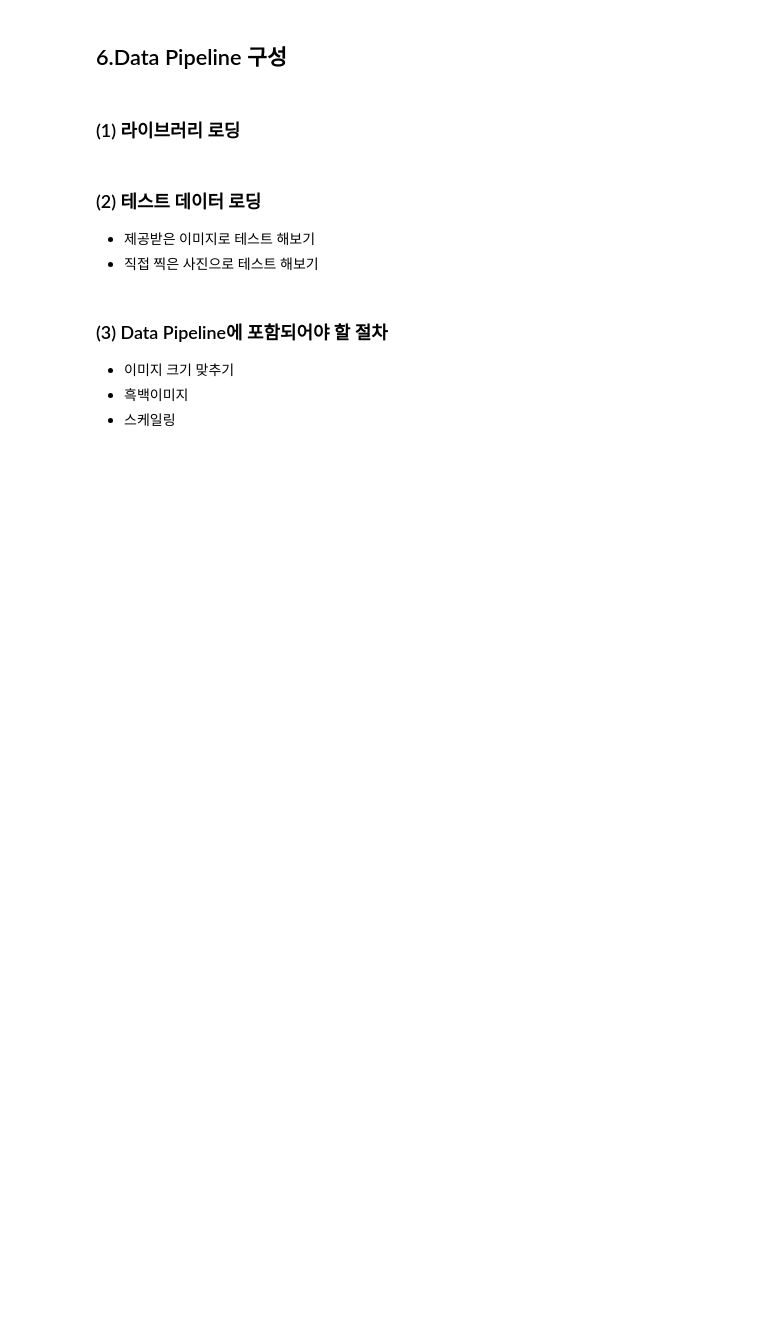
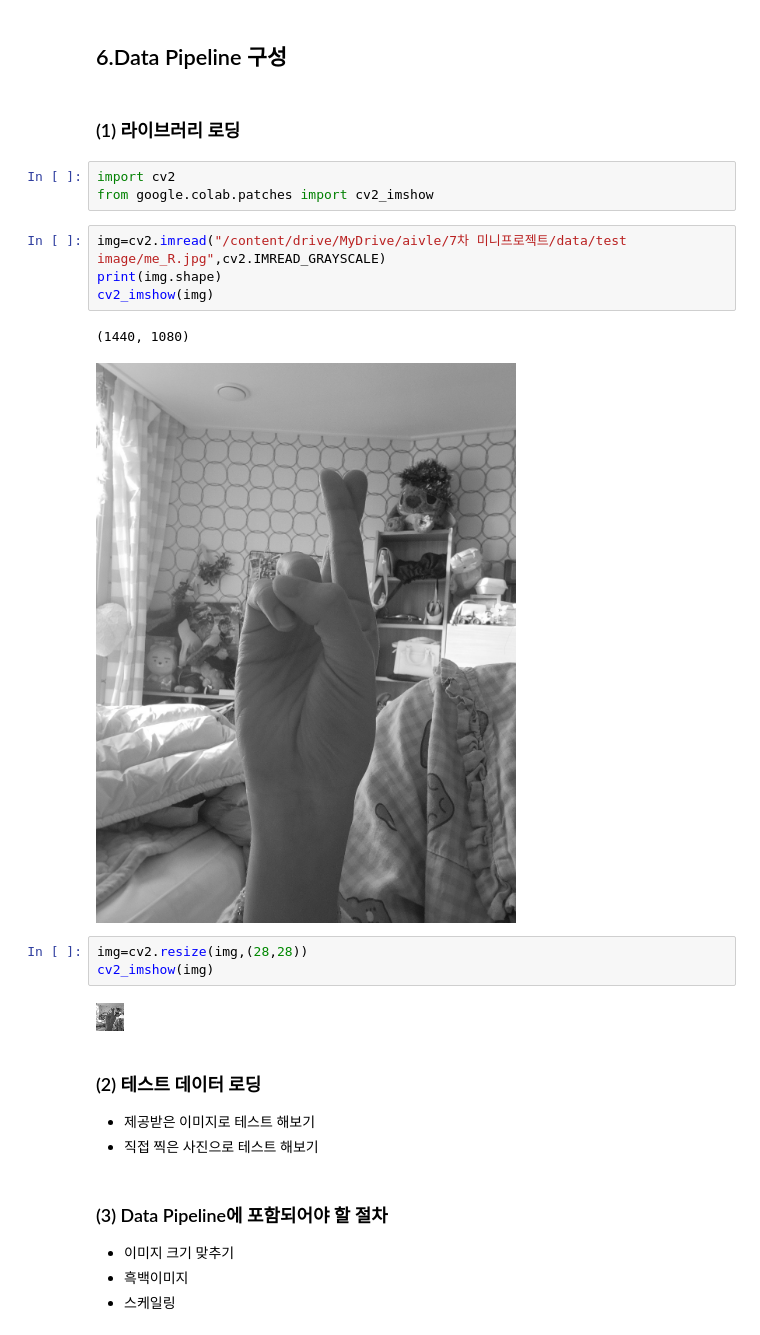
Before and after one commit to pennya6/kt-aivle, a Jupyter notebook: 미니프로젝트7/과제1_수어번역기.ipynb, the cells around one changed output. Drawn from its saved outputs; the diff is of its cells as text; blank space fills up the shorter version.

```diff
--- a/미니프로젝트7/과제1_수어번역기.ipynb
+++ b/미니프로젝트7/과제1_수어번역기.ipynb
@@ -111,6 +365,21 @@ plt.show()
 ## 6.Data Pipeline 구성
 # %% [markdown]
 ### (1) 라이브러리 로딩
+# %%
+import cv2
+from google.colab.patches import cv2_imshow
+# %%
+img=cv2.imread("/content/drive/MyDrive/aivle/7차 미니프로젝트/data/test image/me_R.jpg",cv2.IMREAD_GRAYSCALE)
+print(img.shape)
+cv2_imshow(img)
+# %% [output]
+(1440, 1080)
+[figure, added]
+# %%
+img=cv2.resize(img,(28,28))
+cv2_imshow(img)
+# %% [output]
+[figure, added]
 # %% [markdown]
 ### (2) 테스트 데이터 로딩
 * 제공받은 이미지로 테스트 해보기
```
Also changed, not shown: parts of 45 cells of this notebook, 3 other files.
